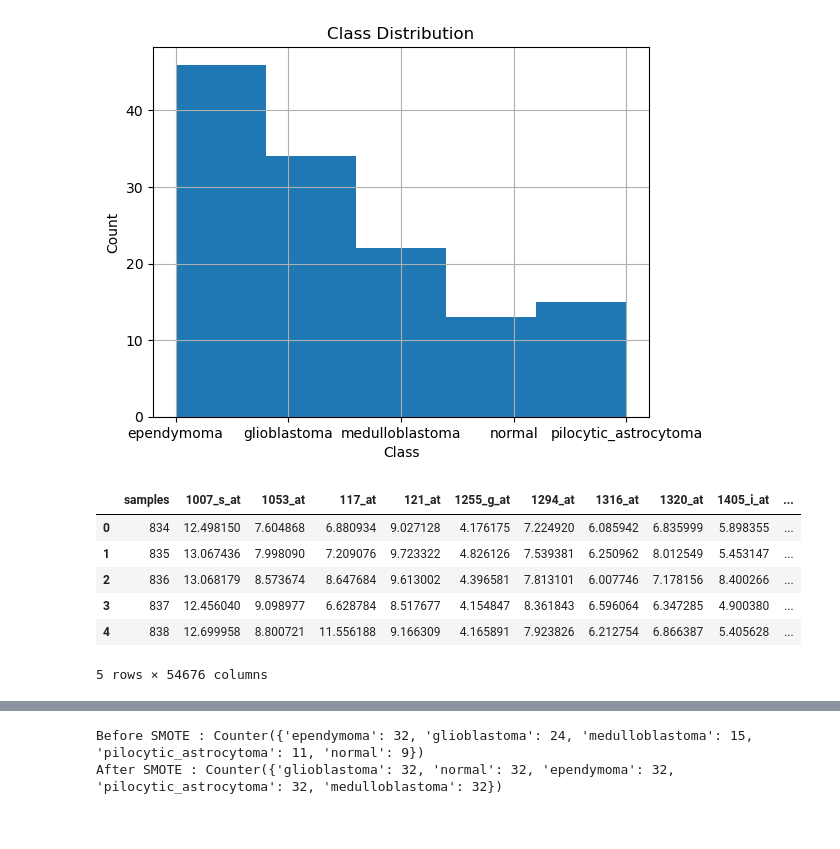
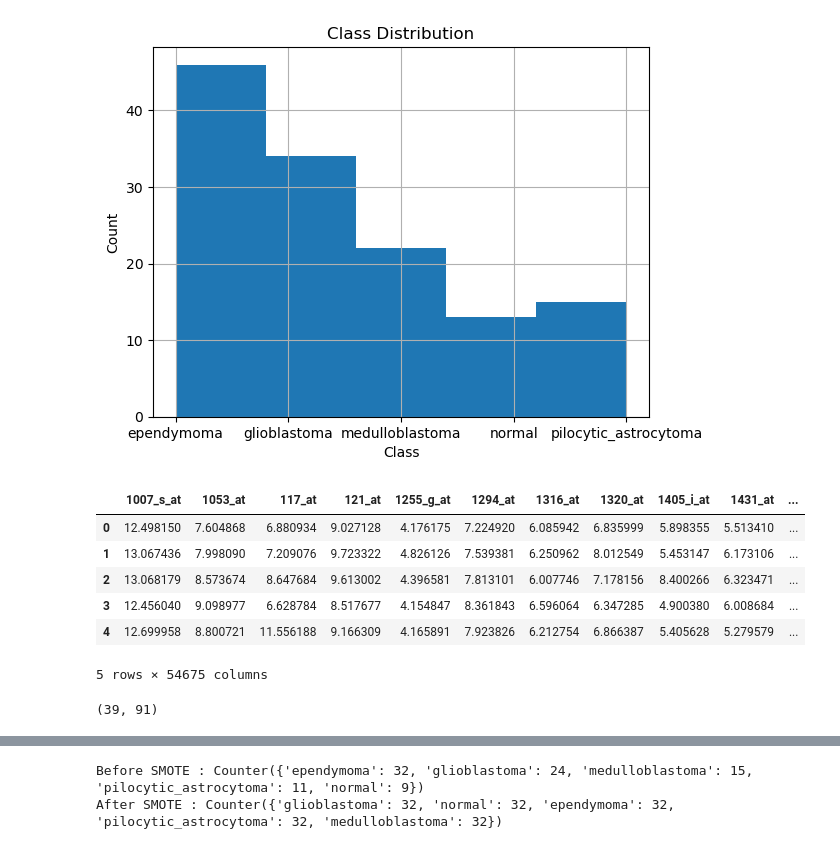
Before and after one commit to MATF-istrazivanje-podataka-1/2023_Data_Mining_Brain_cancer_Dataset, a Jupyter notebook: about_dataset.ipynb, the cells around one changed output, grey strips where cells are left out. Cells and saved outputs as stored; diff of their text form; code cells hidden in the pictures.

```diff
--- a/about_dataset.ipynb
+++ b/about_dataset.ipynb
@@ -37,17 +27,17 @@ plt.show()
 # %% [output]
 [figure]
 # %%
-X = df.drop('type', axis=1)
+X = df.drop(['samples','type'], axis=1)
 y = df['type']
 X.head()
 # %% [output]
-|  | samples | 1007_s_at | 1053_at | 117_at | 121_at | 1255_g_at | 1294_at | 1316_at | 1320_at | 1405_i_at | ... |
-| 0 | 834 | 12.498150 | 7.604868 | 6.880934 | 9.027128 | 4.176175 | 7.224920 | 6.085942 | 6.835999 | 5.898355 | ... |
-| 1 | 835 | 13.067436 | 7.998090 | 7.209076 | 9.723322 | 4.826126 | 7.539381 | 6.250962 | 8.012549 | 5.453147 | ... |
-| 2 | 836 | 13.068179 | 8.573674 | 8.647684 | 9.613002 | 4.396581 | 7.813101 | 6.007746 | 7.178156 | 8.400266 | ... |
-| 3 | 837 | 12.456040 | 9.098977 | 6.628784 | 8.517677 | 4.154847 | 8.361843 | 6.596064 | 6.347285 | 4.900380 | ... |
-| 4 | 838 | 12.699958 | 8.800721 | 11.556188 | 9.166309 | 4.165891 | 7.923826 | 6.212754 | 6.866387 | 5.405628 | ... |
+|  | 1007_s_at | 1053_at | 117_at | 121_at | 1255_g_at | 1294_at | 1316_at | 1320_at | 1405_i_at | 1431_at | ... |
+| 0 | 12.498150 | 7.604868 | 6.880934 | 9.027128 | 4.176175 | 7.224920 | 6.085942 | 6.835999 | 5.898355 | 5.513410 | ... |
+| 1 | 13.067436 | 7.998090 | 7.209076 | 9.723322 | 4.826126 | 7.539381 | 6.250962 | 8.012549 | 5.453147 | 6.173106 | ... |
+| 2 | 13.068179 | 8.573674 | 8.647684 | 9.613002 | 4.396581 | 7.813101 | 6.007746 | 7.178156 | 8.400266 | 6.323471 | ... |
+| 3 | 12.456040 | 9.098977 | 6.628784 | 8.517677 | 4.154847 | 8.361843 | 6.596064 | 6.347285 | 4.900380 | 6.008684 | ... |
+| 4 | 12.699958 | 8.800721 | 11.556188 | 9.166309 | 4.165891 | 7.923826 | 6.212754 | 6.866387 | 5.405628 | 5.279579 | ... |
-5 rows × 54676 columns
+5 rows × 54675 columns
 # %%
 pca = PCA()
 scaler = StandardScaler()
@@ -58,3 +49,10 @@ X_pca = pca.fit_transform(X_transformed)
+# %%
+pca.fit(X_train_standard)
+X_train_pca = pca.fit_transform(X_train_standard)
+X_test_pca = pca.transform(X_test_standard)
+X_test_pca.shape
+# %% [output]
+(39, 91)
 # %%
 import numpy as np
 explained_variance = pca.explained_variance_ratio_
```
Also changed, not shown: parts of 37 cells of this notebook.
